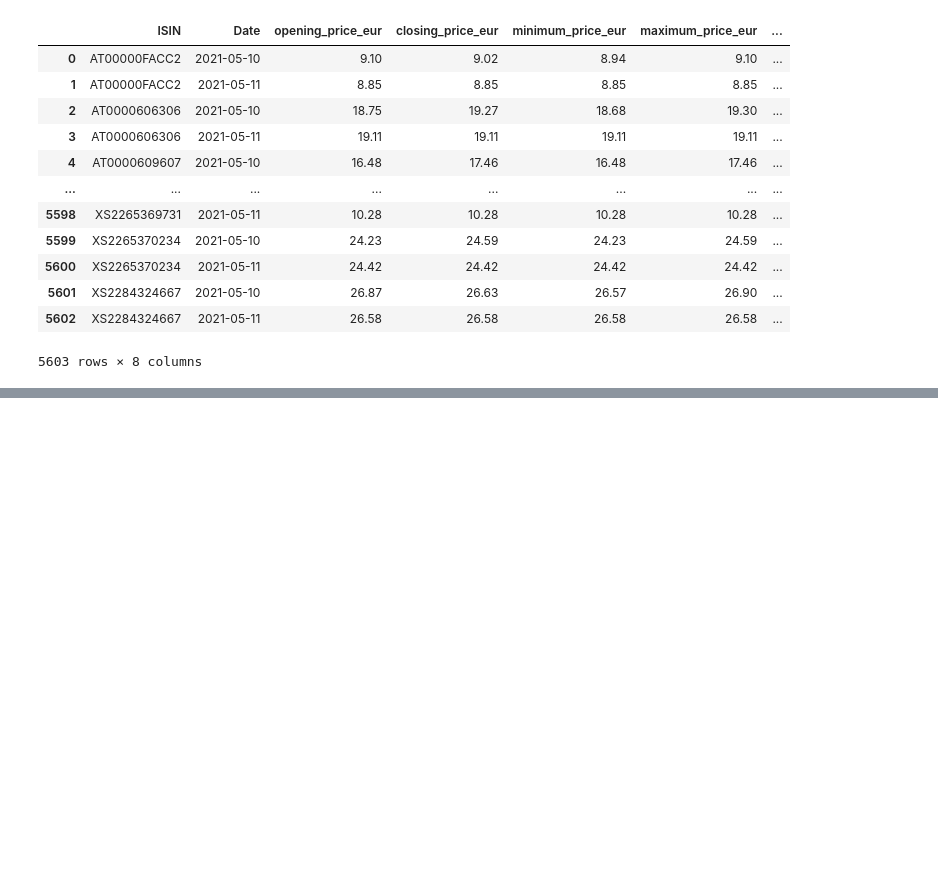
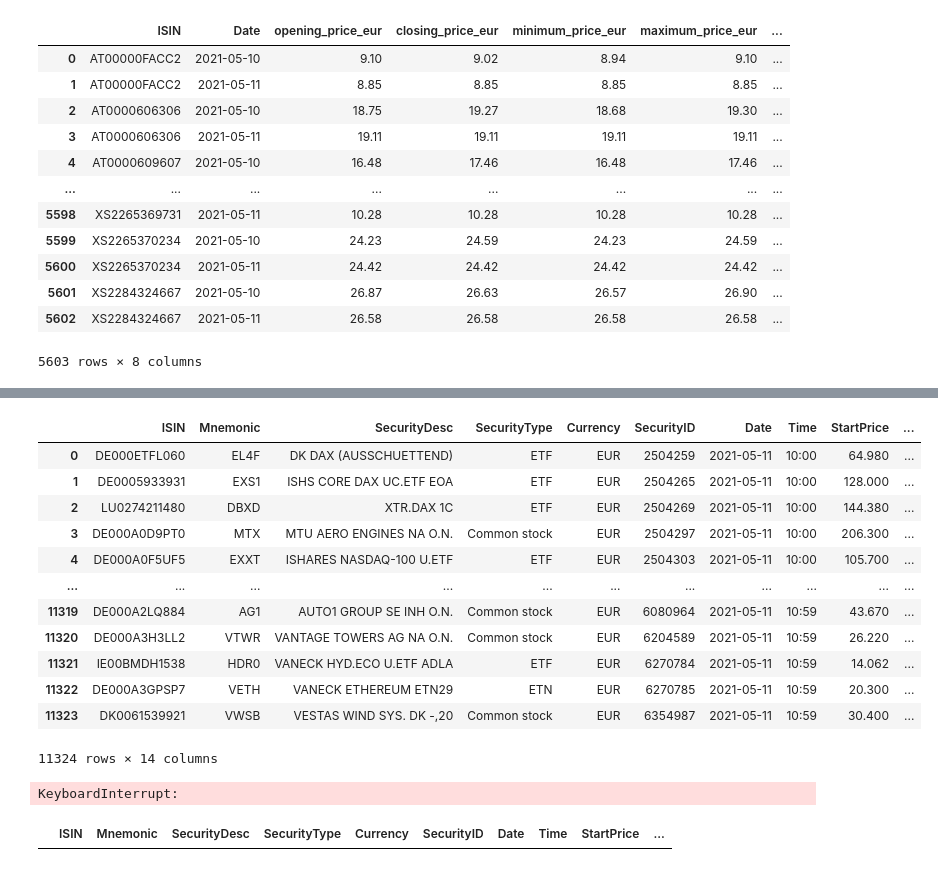
Before and after one commit to zaqxsw800402/s3-pipeline, a Jupyter notebook: quick+and+dirty+solution+-+functional.ipynb, the cells around one changed output, grey strips where cells are left out. Drawn from its saved outputs; the diff is of its cells as text; code cells hidden in the pictures; blank space fills up the shorter version.

```diff
--- a/quick+and+dirty+solution+-+functional.ipynb
+++ b/quick+and+dirty+solution+-+functional.ipynb
@@ -110,3 +110,21 @@ df_report
 | 5601 | XS2284324667 | 2021-05-10 | 26.87 | 26.63 | 26.57 | 26.90 | ... |
 | 5602 | XS2284324667 | 2021-05-11 | 26.58 | 26.58 | 26.58 | 26.58 | ... |
 5603 rows × 8 columns
+# %%
+import boto3
+import pandas as pd
+from io import StringIO, BytesIO
+from datetime import datetime, timedelta
+
+arg_date = '2021-05-09'
+src_format = '%Y-%m-%d'
+src_bucket = 'deutsche-boerse-xetra-pds'
+trg_bucket = 'xetra-1234'
+columns = ['ISIN', 'Date', 'Time', 'StartPrice', 'MaxPrice', 'MinPrice', 'EndPrice', 'TradedVolume']
+trg_key = 'xetra_daily_report_'
+trg_format = '.parquet'
+
+# Init
+s3 = boto3.resource('s3')
+bucket_src = s3.Bucket(src_bucket)
+bucket_trg = s3.Bucket(trg_bucket)
@@ -112,0 +153,19 @@ df_report
+# %%
+obj = bucket_src.Object('2021-05-11/2021-05-11_BINS_XETR10.csv').get().get('Body').read().decode('utf-8')
+data = StringIO(obj)
+df = pd.read_csv(data)
+df
+# %% [output]
+|  | ISIN | Mnemonic | SecurityDesc | SecurityType | Currency | SecurityID | Date | Time | StartPrice | ... |
+| 0 | DE000ETFL060 | EL4F | DK DAX (AUSSCHUETTEND) | ETF | EUR | 2504259 | 2021-05-11 | 10:00 | 64.980 | ... |
+| 1 | DE0005933931 | EXS1 | ISHS CORE DAX UC.ETF EOA | ETF | EUR | 2504265 | 2021-05-11 | 10:00 | 128.000 | ... |
+| 2 | LU0274211480 | DBXD | XTR.DAX 1C | ETF | EUR | 2504269 | 2021-05-11 | 10:00 | 144.380 | ... |
+| 3 | DE000A0D9PT0 | MTX | MTU AERO ENGINES NA O.N. | Common stock | EUR | 2504297 | 2021-05-11 | 10:00 | 206.300 | ... |
+| 4 | DE000A0F5UF5 | EXXT | ISHARES NASDAQ-100 U.ETF | ETF | EUR | 2504303 | 2021-05-11 | 10:00 | 105.700 | ... |
+| ... | ... | ... | ... | ... | ... | ... | ... | ... | ... | ... |
+| 11319 | DE000A2LQ884 | AG1 | AUTO1 GROUP SE INH O.N. | Common stock | EUR | 6080964 | 2021-05-11 | 10:59 | 43.670 | ... |
+| 11320 | DE000A3H3LL2 | VTWR | VANTAGE TOWERS AG NA O.N. | Common stock | EUR | 6204589 | 2021-05-11 | 10:59 | 26.220 | ... |
+| 11321 | IE00BMDH1538 | HDR0 | VANECK HYD.ECO U.ETF ADLA | ETF | EUR | 6270784 | 2021-05-11 | 10:59 | 14.062 | ... |
+| 11322 | DE000A3GPSP7 | VETH | VANECK ETHEREUM ETN29 | ETN | EUR | 6270785 | 2021-05-11 | 10:59 | 20.300 | ... |
+| 11323 | DK0061539921 | VWSB | VESTAS WIND SYS. DK -,20 | Common stock | EUR | 6354987 | 2021-05-11 | 10:59 | 30.400 | ... |
+11324 rows × 14 columns
@@ -112,0 +185,11 @@ df_report
+# %%
+df = pd.concat([read_csv_to_df(bucket_src, obj) for obj in ob], ignore_index=True)
+# %% [output]
+KeyboardInterrupt:
+# %%
+csv_obj = bucket_src.Object('2019-05-19/2019-05-19_BINS_XETR17.csv').get().get('Body').read().decode('utf-8')
+data = StringIO(csv_obj)
+df = pd.read_csv(data)
+df
+# %% [output]
+|  | ISIN | Mnemonic | SecurityDesc | SecurityType | Currency | SecurityID | Date | Time | StartPrice | ... |
```
Also changed, not shown: parts of 4 cells of this notebook, 3 other files.
